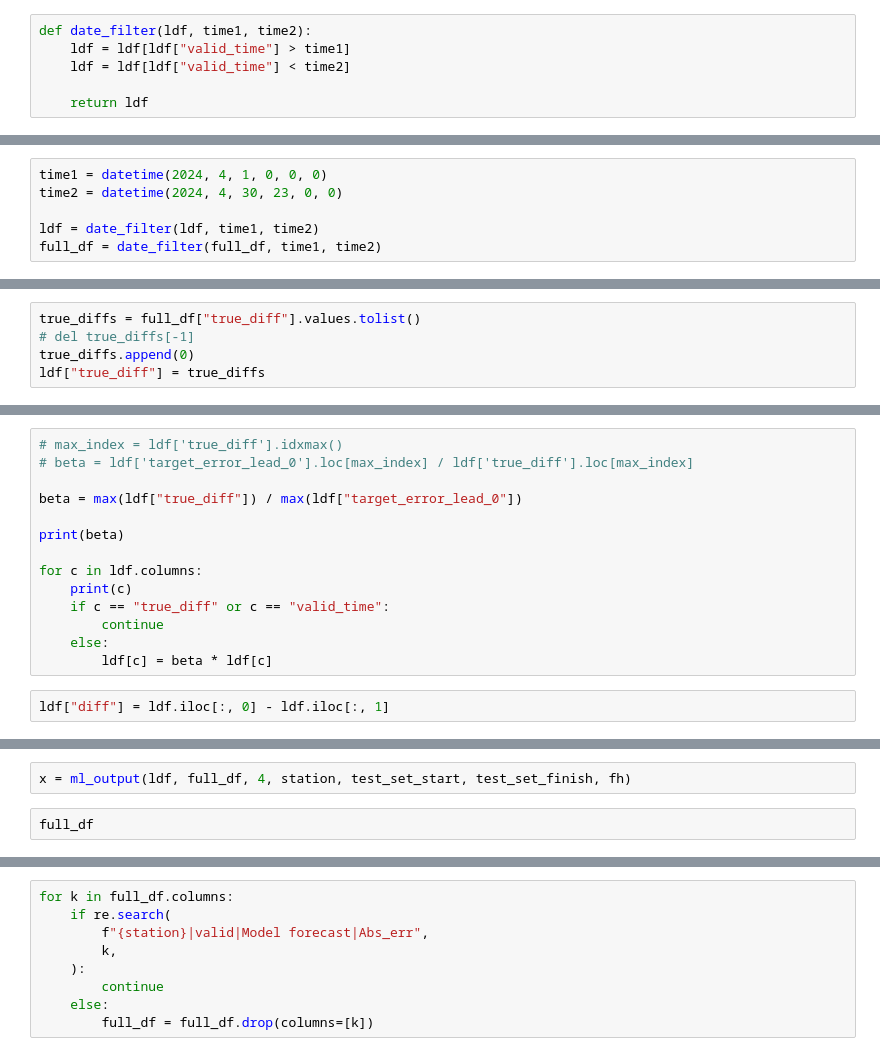
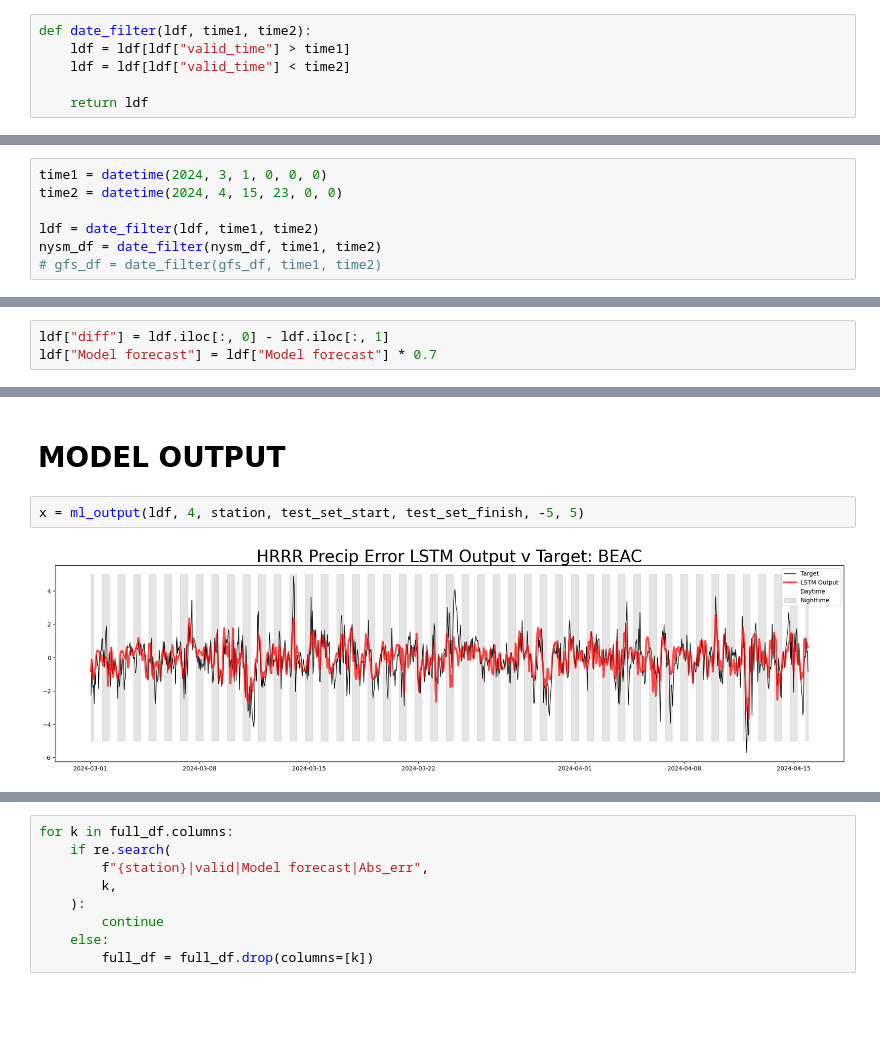
Before and after one commit to shmaronshmevans/nwp_bias, a Jupyter notebook: src/machine_learning/notebooks/visualize_error_metrics.ipynb, the cells around one changed output, grey strips where cells are left out. Drawn from its saved outputs; the diff is of its cells as text; blank space fills up the shorter version.

```diff
--- a/src/machine_learning/notebooks/visualize_error_metrics.ipynb
+++ b/src/machine_learning/notebooks/visualize_error_metrics.ipynb
@@ -141,6 +168,7 @@ def met_output(df, station, fh):
 # %%
-time1 = datetime(2024, 4, 1, 0, 0, 0)
-time2 = datetime(2024, 4, 30, 23, 0, 0)
+time1 = datetime(2024, 3, 1, 0, 0, 0)
+time2 = datetime(2024, 4, 15, 23, 0, 0)
 
 ldf = date_filter(ldf, time1, time2)
-full_df = date_filter(full_df, time1, time2)
+nysm_df = date_filter(nysm_df, time1, time2)
+# gfs_df = date_filter(gfs_df, time1, time2)
@@ -435,6 +245 @@ def refit_output(df, diff, multiply):
-# %%
-true_diffs = full_df["true_diff"].values.tolist()
-# del true_diffs[-1]
-true_diffs.append(0)
-ldf["true_diff"] = true_diffs
 # %%
@@ -442,16 +254,3 @@ ldf
-# %%
-# max_index = ldf['true_diff'].idxmax()
-# beta = ldf['target_error_lead_0'].loc[max_index] / ldf['true_diff'].loc[max_index]
-
-beta = max(ldf["true_diff"]) / max(ldf["target_error_lead_0"])
-
-print(beta)
-
-for c in ldf.columns:
-    print(c)
-    if c == "true_diff" or c == "valid_time":
-        continue
-    else:
-        ldf[c] = beta * ldf[c]
 # %%
 ldf["diff"] = ldf.iloc[:, 0] - ldf.iloc[:, 1]
+ldf["Model forecast"] = ldf["Model forecast"] * 0.7
@@ -471,7 +267,9 @@ mean_s
+# %% [markdown]
+# MODEL OUTPUT
 # %%
-x = ml_output(ldf, full_df, 4, station, test_set_start, test_set_finish, fh)
+x = ml_output(ldf, 4, station, test_set_start, test_set_finish, -5, 5)
+# %% [output]
+[figure, added]
-# %%
-full_df
 # %%
 full_df["reforecast"] = full_df[f"u_total_{station}"] - full_df["diff"]
 full_df["reforecast"] = full_df["reforecast"].apply(lambda x: max(x, 0))
```
Also changed, not shown: parts of 36 cells of this notebook, 21 other files.
